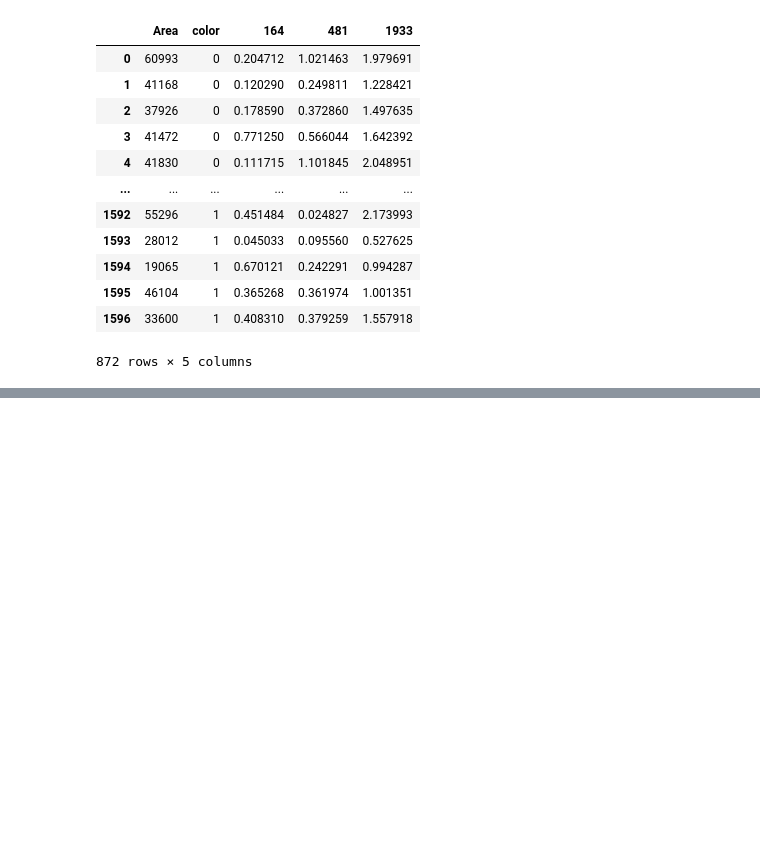
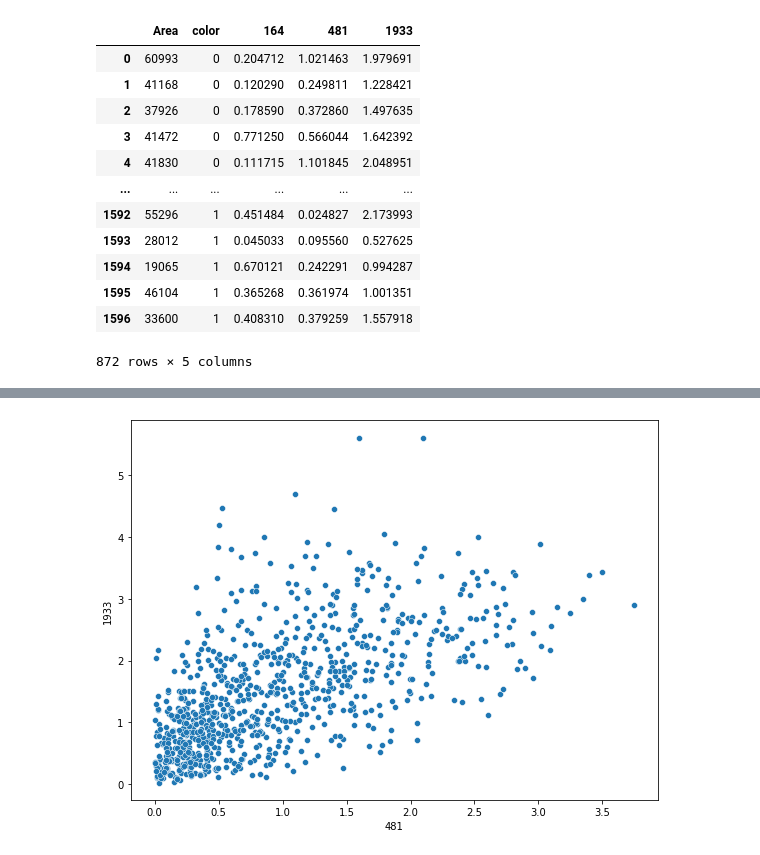
Before and after one commit to nachitog83/mentoria_img, a Jupyter notebook: 3-Introduccion_AS/4_Introducción_al_Aprendizaje_Supervisado_Detección_de_Objetos_ver1.ipynb, the cells around one changed output, grey strips where cells are left out. Saved outputs shown, nothing was run; the diff lists cells and outputs as text; code cells hidden in the pictures; blank space fills up the shorter version.

```diff
--- a/3-Introduccion_AS/4_Introducción_al_Aprendizaje_Supervisado_Detección_de_Objetos_ver1.ipynb
+++ b/3-Introduccion_AS/4_Introducción_al_Aprendizaje_Supervisado_Detección_de_Objetos_ver1.ipynb
@@ -227,0 +234,13 @@ plt.show()
+# %%
+y_Gf = X_G['1933']
+X_Gf = X_G.drop('1933', axis=1)
+y_Pf = X_P['792']
+X_Pf = X_P.drop('792', axis=1)
+# %%
+fig = plt.figure(figsize=(8,6))
+sns.scatterplot(X_Gf['481'], y_Gf)
+
+plt.tight_layout()
+plt.show()
+# %% [output]
+[figure, added]
```
Also changed, not shown: parts of 10 cells of this notebook.
